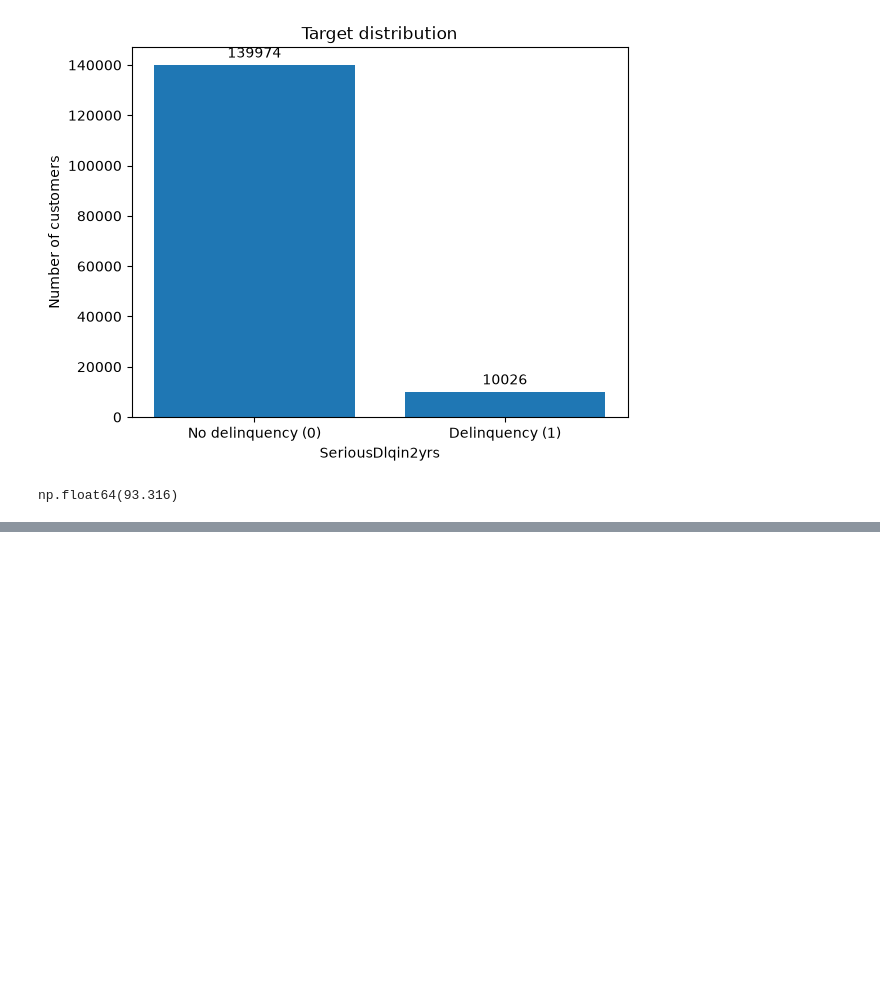
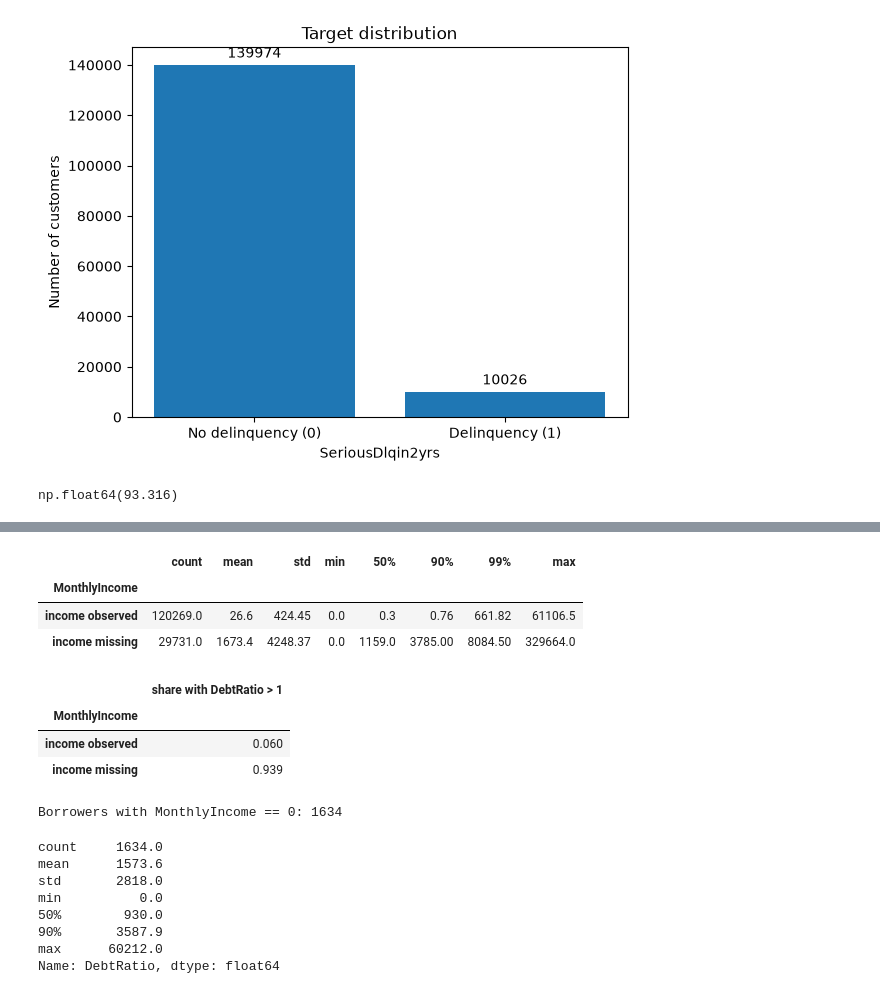
Before and after one commit to CarlosCUNEF/machine_learning_assignment, a Jupyter notebook: notebooks/01_EDA.ipynb, the cells around one changed output, grey strips where cells are left out. Saved outputs shown, nothing was run; the diff lists cells and outputs as text; code cells hidden in the pictures; blank space fills up the shorter version.

```diff
--- a/notebooks/01_EDA.ipynb
+++ b/notebooks/01_EDA.ipynb
@@ -124,0 +358,39 @@ np.float64(93.316)
+# %%
+income_missing = df["MonthlyIncome"].isna()
+
+display(
+    df.groupby(income_missing)["DebtRatio"]
+    .describe(percentiles=[0.5, 0.9, 0.99])
+    .round(2)
+    .rename(index={False: "income observed", True: "income missing"})
+)
+display(
+    (df["DebtRatio"] > 1)
+    .groupby(income_missing)
+    .mean()
+    .round(3)
+    .rename(index={False: "income observed", True: "income missing"})
+    .to_frame("share with DebtRatio > 1")
+)
+print("Borrowers with MonthlyIncome == 0:", (df["MonthlyIncome"] == 0).sum())
+
+# Same check for the borrowers with an income of exactly 0
+display(df.loc[df["MonthlyIncome"] == 0, "DebtRatio"].describe(percentiles=[0.5, 0.9]).round(1))
+# %% [output]
+|  | count | mean | std | min | 50% | 90% | 99% | max |
+| MonthlyIncome |  |  |  |  |  |  |  |  |
+| income observed | 120269.0 | 26.6 | 424.45 | 0.0 | 0.3 | 0.76 | 661.82 | 61106.5 |
+| income missing | 29731.0 | 1673.4 | 4248.37 | 0.0 | 1159.0 | 3785.00 | 8084.50 | 329664.0 |
+|  | share with DebtRatio > 1 |
+| MonthlyIncome |  |
+| income observed | 0.060 |
+| income missing | 0.939 |
+Borrowers with MonthlyIncome == 0: 1634
+count     1634.0
+mean      1573.6
+std       2818.0
+min          0.0
+50%        930.0
+90%       3587.9
+max      60212.0
+Name: DebtRatio, dtype: float64
```
Also changed, not shown: parts of 28 cells of this notebook, 2 other files.
